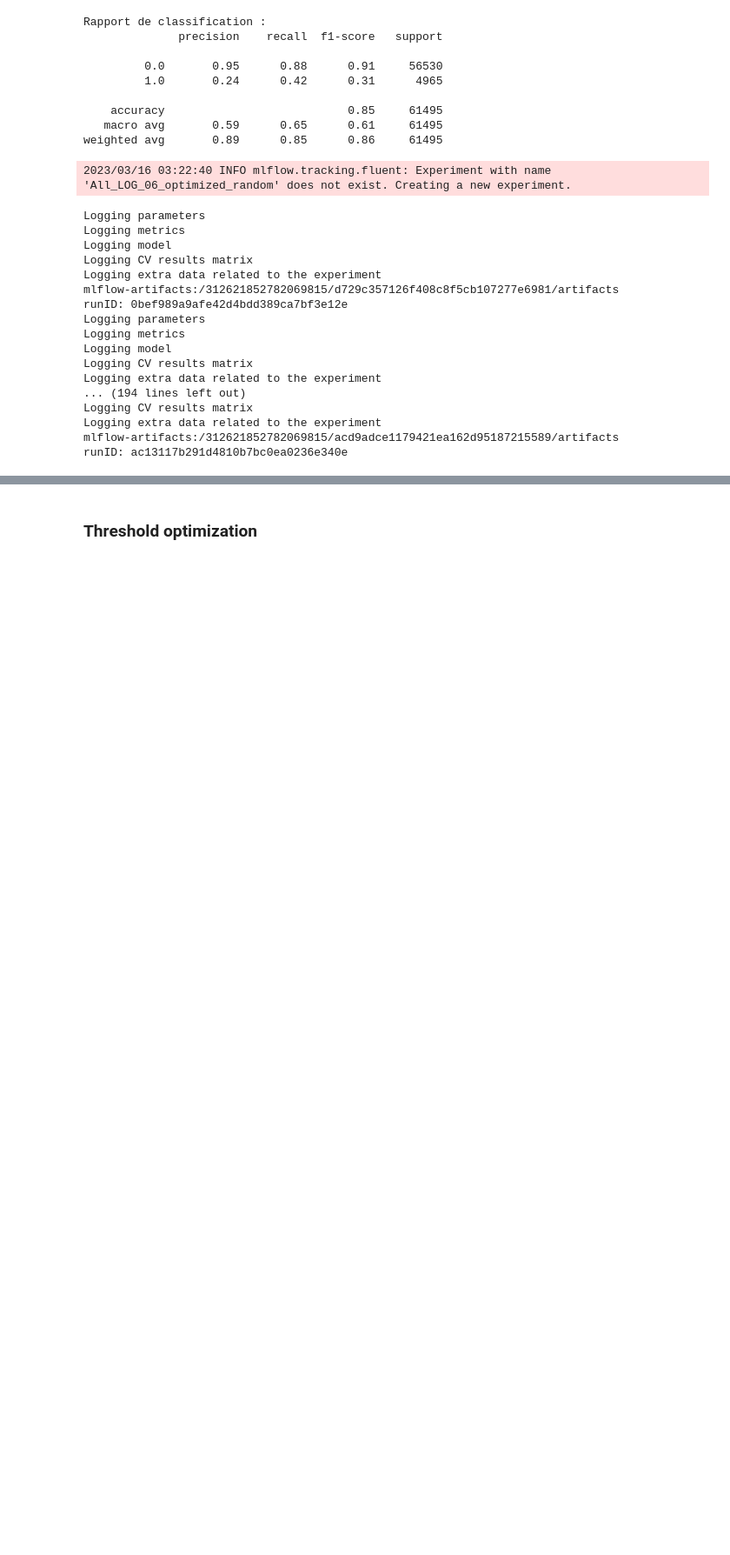
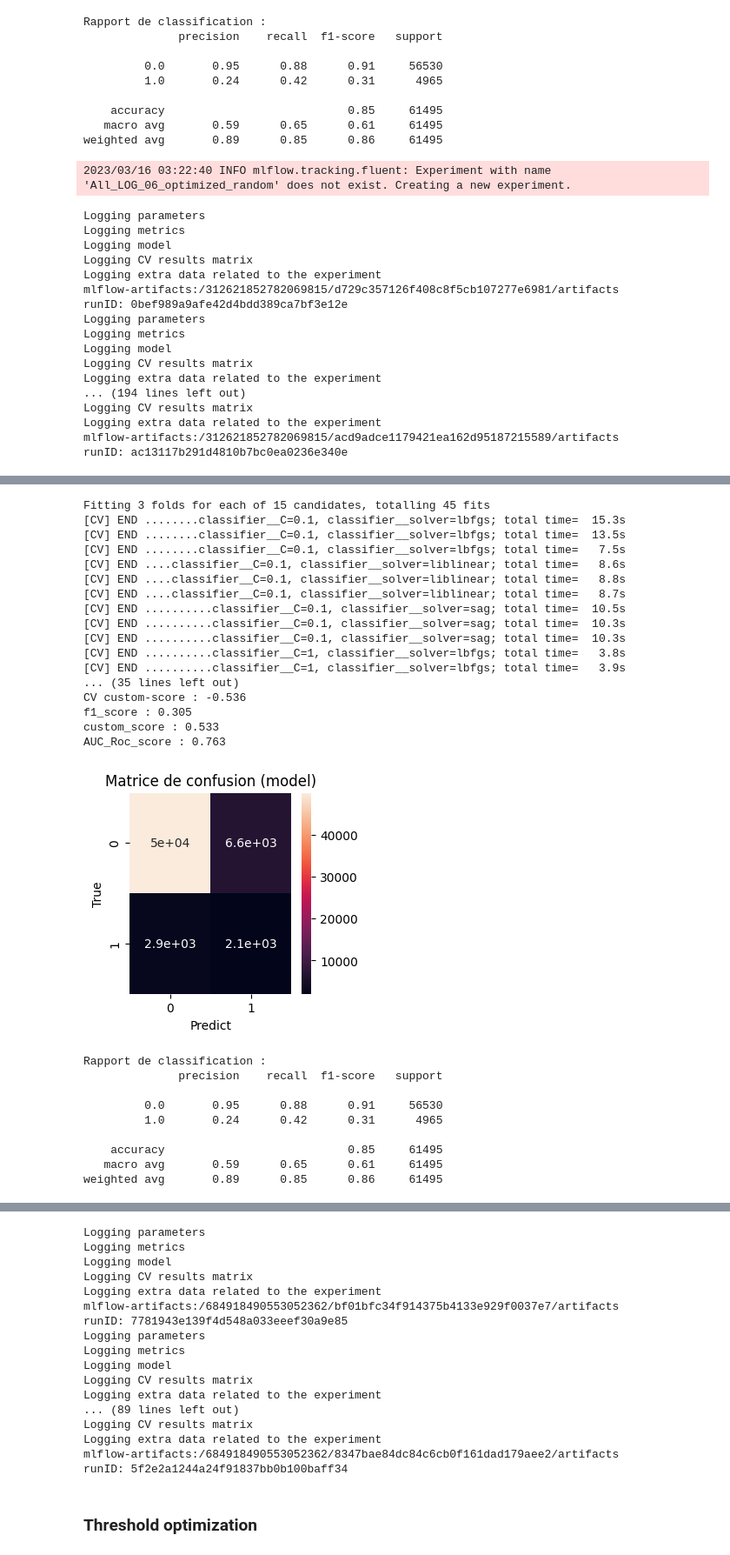
Before and after one commit to ffinky/P7_credit_risk, a Jupyter notebook: Finkenberg_Fabrice_2_Notebook_Model_022023.ipynb, the cells around one changed output, grey strips where cells are left out. Shown at 87% size. Cells and saved outputs as stored; diff of their text form; code cells hidden in the pictures; blank space fills up the shorter version.

Commit message:
Tracking LGBM et analyses SHAP

```diff
--- a/Finkenberg_Fabrice_2_Notebook_Model_022023.ipynb
+++ b/Finkenberg_Fabrice_2_Notebook_Model_022023.ipynb
@@ -3606,7 +3531,7 @@ Logging extra data related to the experiment
 mlflow-artifacts:/312621852782069815/acd9adce1179421ea162d95187215589/artifacts
 runID: ac13117b291d4810b7bc0ea0236e340e
 # %%
-# Optimisation finale avec GridSearchCV
+# 7) Optimisation finale avec GridSearchCV et scoring = f1
 # On affine les valeurs de paramètres en fonction des résultats précédents avec RandomizedSearchCV
 pipeline = imbpipeline(steps = [['scaler', StandardScaler()],
                                 ['under_sampling', RandomUnderSampler(sampling_strategy=0.5, random_state=10)],
@@ -3615,29 +3540,14 @@ pipeline = imbpipeline(steps = [['scaler', StandardScaler()],
 ])
 
 # Combinaison des hyperparamètres
-hyper_params = {'classifier__C' : [1000, 10000],
+hyper_params = {'classifier__C' : [0.1, 1, 10, 100, 1000],
                 'classifier__solver' : ['lbfgs', 'liblinear', 'sag']
 }
 
 # Grille des modèles avec 3 validations croisées
 stratified_kfold = StratifiedKFold(n_splits=3, shuffle=True, random_state=10)
-log_grid = GridSearchCV(estimator=pipeline,
-                        param_grid=hyper_params,
-                        scoring='f1',
-                        cv=stratified_kfold,
-                        verbose=2
-                #, n_jobs=-1
-)
 
-# Entraînement
-log_grid.fit(X_train, y_train)
-
-# Evaluation
-print(f'Meilleurs hyperparamètres : {log_grid.best_params_}')
-print(f'CV f1-score : {log_grid.best_score_:.3f}')
-log_score_f1_optimized, log_score_auc_optimized = fct_eval_metrics(log_grid.best_estimator_, X_test, y_test)
-
-# MLFlow tracking
-experiment_name = 'All_LOG_07_optimized_final'
-log_results(log_grid, experiment_name, 'LOG')
+# Pipeline de classification
+log_optimized, log_score_f1_optimized, log_score_auc_optimized = fct_pipeline(pipeline, hyper_params, stratified_kfold,
+                                                                              'f1', 'All_LOG_07_optimized_f1', 'LOG', tracking=False)
 # %% [output]
@@ -3688,0 +3581,34 @@ runID: b52969858cd34b189aabfcaa309cd56a
+# %%
+# 8) Optimisation finale avec GridSearchCV et scoring = custom_score
+# Pipeline de classification
+log_optimized_cust, log_score_f1_optimized_cust, log_score_auc_optimized_cust = fct_pipeline(pipeline, hyper_params, stratified_kfold,
+                                                                                             custom_score, 'All_LOG_08_optimized_custom', 'LOG'
+)
+# %% [output]
+Fitting 3 folds for each of 15 candidates, totalling 45 fits
+[CV] END ........classifier__C=0.1, classifier__solver=lbfgs; total time=  15.3s
+[CV] END ........classifier__C=0.1, classifier__solver=lbfgs; total time=  13.5s
+[CV] END ........classifier__C=0.1, classifier__solver=lbfgs; total time=   7.5s
+[CV] END ....classifier__C=0.1, classifier__solver=liblinear; total time=   8.6s
+[CV] END ....classifier__C=0.1, classifier__solver=liblinear; total time=   8.8s
+[CV] END ....classifier__C=0.1, classifier__solver=liblinear; total time=   8.7s
+[CV] END ..........classifier__C=0.1, classifier__solver=sag; total time=  10.5s
+[CV] END ..........classifier__C=0.1, classifier__solver=sag; total time=  10.3s
+[CV] END ..........classifier__C=0.1, classifier__solver=sag; total time=  10.3s
+[CV] END ..........classifier__C=1, classifier__solver=lbfgs; total time=   3.8s
+[CV] END ..........classifier__C=1, classifier__solver=lbfgs; total time=   3.9s
+... (35 lines left out)
+CV custom-score : -0.536
+f1_score : 0.305
+custom_score : 0.533
+AUC_Roc_score : 0.763
+[figure, added]
+Rapport de classification :
+              precision    recall  f1-score   support
+
+         0.0       0.95      0.88      0.91     56530
+         1.0       0.24      0.42      0.31      4965
+
+    accuracy                           0.85     61495
+   macro avg       0.59      0.65      0.61     61495
+weighted avg       0.89      0.85      0.86     61495
@@ -3689,2 +3616,19 @@ runID: b52969858cd34b189aabfcaa309cd56a
+Logging parameters
+Logging metrics
+Logging model
+Logging CV results matrix
+Logging extra data related to the experiment
+mlflow-artifacts:/684918490553052362/bf01bfc34f914375b4133e929f0037e7/artifacts
+runID: 7781943e139f4d548a033eeef30a9e85
+Logging parameters
+Logging metrics
+Logging model
+Logging CV results matrix
+Logging extra data related to the experiment
+... (89 lines left out)
+Logging CV results matrix
+Logging extra data related to the experiment
+mlflow-artifacts:/684918490553052362/8347bae84dc84c6cb0f161dad179aee2/artifacts
+runID: 5f2e2a1244a24f91837bb0b100baff34
 # %% [markdown]
 ### Threshold optimization
```
Also changed, not shown: parts of 71 cells of this notebook.
